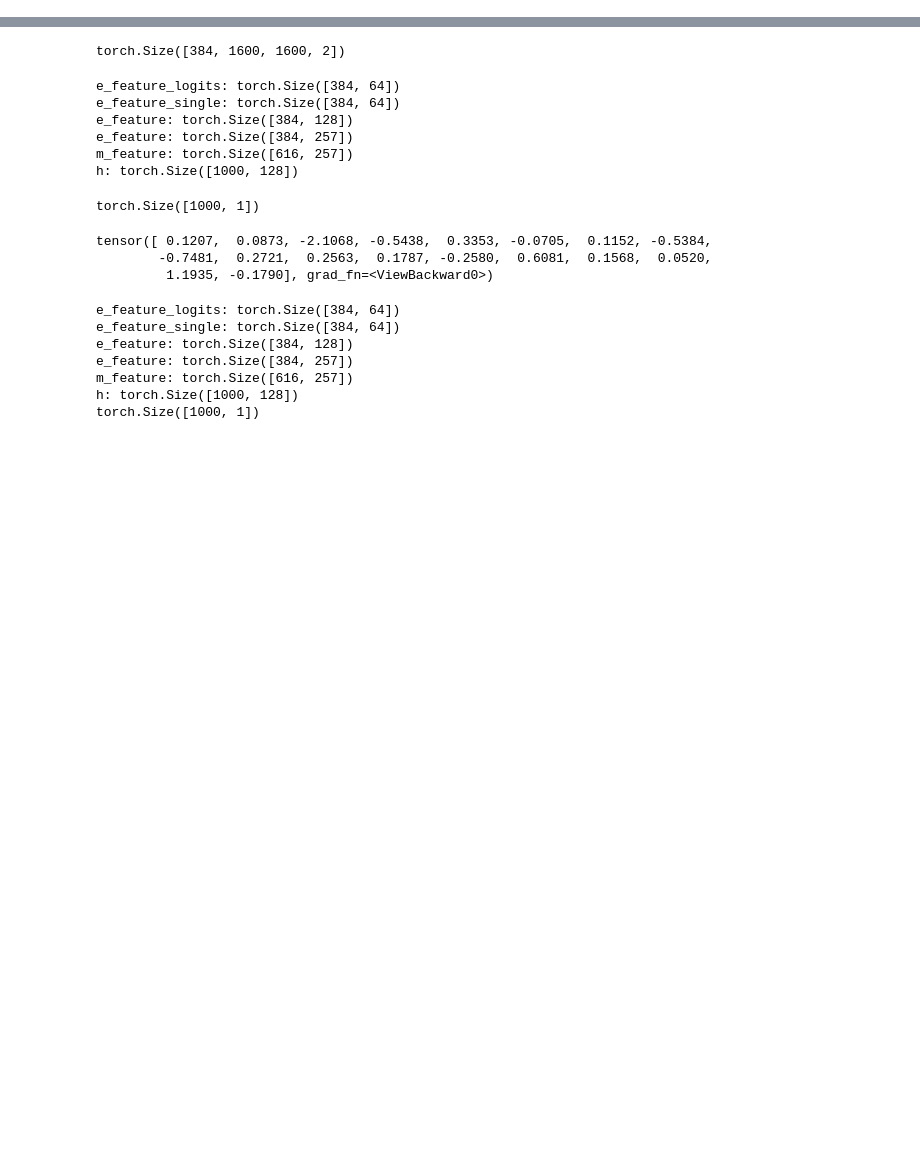
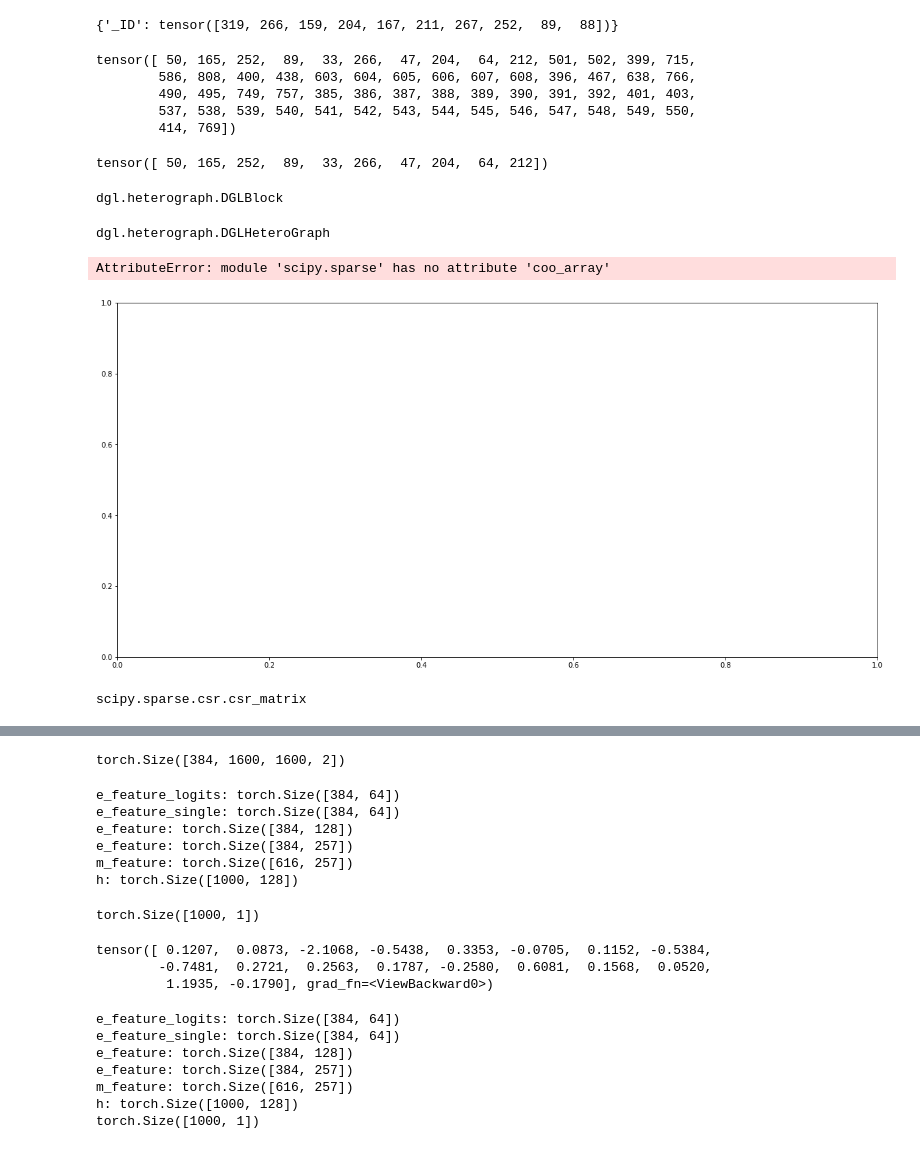
Before and after one commit to iamyufan/AlphaFold-Research, a Jupyter notebook: gnn/train.ipynb, the cells around one changed output, grey strips where cells are left out. Cells and saved outputs as stored; diff of their text form; code cells hidden in the pictures; blank space fills up the shorter version.

```diff
--- a/gnn/train.ipynb
+++ b/gnn/train.ipynb
@@ -45,0 +119,35 @@ num_labels = dl.labels_train['num_labels']
+# %%
+blocks[0].dstdata#srcdata
+# %% [output]
+{'_ID': tensor([319, 266, 159, 204, 167, 211, 267, 252,  89,  88])}
+# %%
+input_nodes
+# %% [output]
+tensor([ 50, 165, 252,  89,  33, 266,  47, 204,  64, 212, 501, 502, 399, 715,
+        586, 808, 400, 438, 603, 604, 605, 606, 607, 608, 396, 467, 638, 766,
+        490, 495, 749, 757, 385, 386, 387, 388, 389, 390, 391, 392, 401, 403,
+        537, 538, 539, 540, 541, 542, 543, 544, 545, 546, 547, 548, 549, 550,
+        414, 769])
+# %%
+output_nodes
+# %% [output]
+tensor([ 50, 165, 252,  89,  33, 266,  47, 204,  64, 212])
+# %%
+type(blocks[0])
+# %% [output]
+dgl.heterograph.DGLBlock
+# %%
+type(g)
+# %% [output]
+dgl.heterograph.DGLHeteroGraph
+# %%
+G = dgl.to_networkx(g)
+plt.figure(figsize=[15,7])
+nx.draw(G)
+# %% [output]
+AttributeError: module 'scipy.sparse' has no attribute 'coo_array'
+[figure, added]
+# %%
+type(adjM)
+# %% [output]
+scipy.sparse.csr.csr_matrix
```
Also changed, not shown: parts of 12 cells of this notebook, 5 other files.
